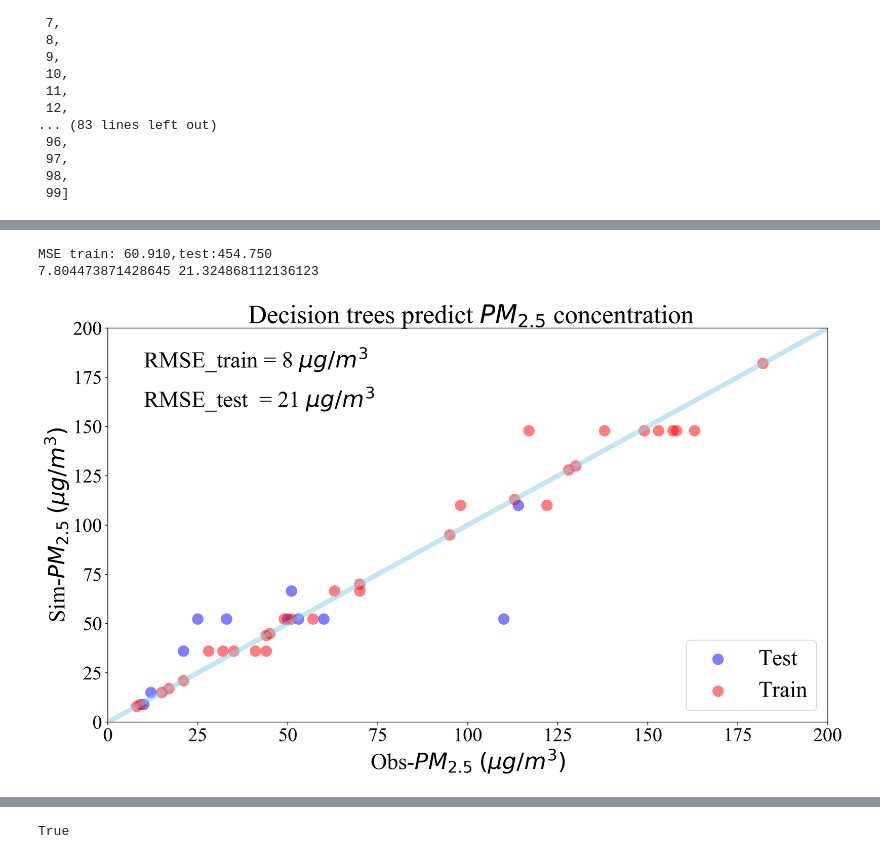
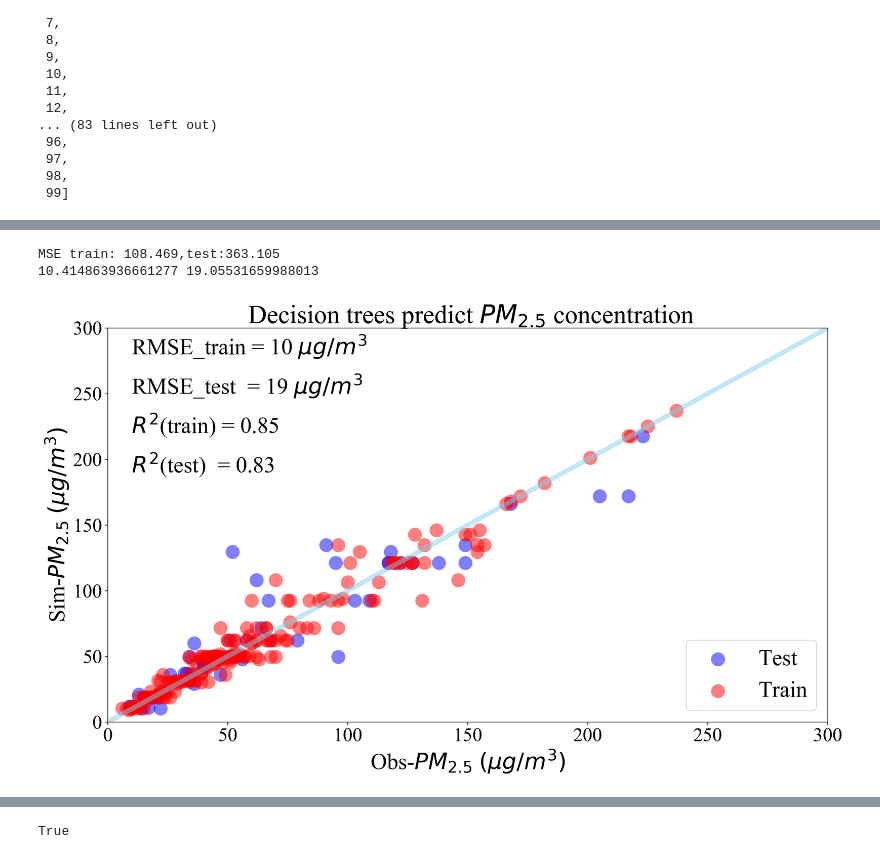
Before and after one commit to Limin-Feng1993/Data_Plume_Shape_and_Particle_Concentration, a Jupyter notebook: 3-Decision Tree and MLR predict Rizhao PM2.5 concentration.ipynb, the cells around one changed output, grey strips where cells are left out. Cells and saved outputs as stored; diff of their text form; code cells hidden in the pictures.

```diff
--- a/3-Decision Tree and MLR predict Rizhao PM2.5 concentration.ipynb
+++ b/3-Decision Tree and MLR predict Rizhao PM2.5 concentration.ipynb
@@ -133,2 +136,7 @@ AQI.describe()
 # %%
-AQI=AQI.drop(columns=['RH_1000','RH_950','RH_850'])
+AQI=AQI.drop(columns=['T_1000','RH_1000','U_1000','V_1000','RH_950','RH_850','WD'])
+# %%
+AQI=AQI.replace(9999, np.nan)
+AQI=AQI.dropna()
+
+print('数据集：',AQI.shape)
@@ -166,2 +168,14 @@ x_cols
+# %%
+x_cols =['Length',
+ 'T',
+ 'RH',
+ 'WS',
+ 'VIS',
+ 'T_950',
+ 'U_950',
+ 'V_950',
+ 'T_850',
+ 'U_850',
+ 'V_850']
 # %%
-y_cols
+y_cols=['PM2.5']
@@ -409,49 +423,51 @@ print(R2_test.argmax(axis=0))
 import math
 X=AQI[x_cols]
 y=AQI[y_cols]
-X_train,X_test, y_train, y_test = train_test_split(X, y, random_state=28)
+X_train,X_test, y_train, y_test = train_test_split(X, y, random_state=36)
 regr = DecisionTreeRegressor(max_depth=6)
 regr.fit(X_train, y_train)
 y = regr.predict(X_test)
 y_train_pred=regr.predict(X_train)
 y_pred = regr.predict(X_test)
 from sklearn import metrics
 print ('MSE train: %.3f,test:%.3f' % (mean_squared_error(y_train,y_train_pred),mean_squared_error(y_test,y_pred)))
 #评估决定系数(coefficient of determination)，是MSE的标准化
 #print ('R^2 train: %.3f,test:%.3f' % (r2_score(y_train,y_train_pred),r2_score(y_test,y_pred)))
 RMSE_train=math.sqrt(mean_squared_error(y_train,y_train_pred))
 RMSE_test=math.sqrt(mean_squared_error(y_test,y_pred))
 #MSE_test_A=mean_squared_error(y_test,y_pred)
 #R2_train_A=r2_score(y_train,y_train_pred)
 R2_test_A=r2_score(y_test,y_pred)
 print(RMSE_train,RMSE_test)
 fig = plt.figure(figsize=(16,9),dpi= 300)
 plt.subplot(111)
 plt.tick_params(labelsize=24)
 #plt.plot(Time,PMC_sim,c='blue',marker = 'o',linewidth=3,alpha=0.5,label="Simulation")
 #plt.plot(Time,PMC_obs,c='red', marker = 'o',linewidth=3,alpha=0.5,label="Observation")
-plt.scatter(y_test,y_pred,c='blue',s=200,marker = 'o',linewidth=0,alpha=0.5,label="Test")
-plt.scatter(y_train,y_train_pred,c='red',s=200,marker = 'o',linewidth=0,alpha=0.5,label="Train")
-x = np.arange(0, 200, 0.1)
+plt.scatter(y_test,y_pred,c='blue',s=300,marker = 'o',linewidth=0,alpha=0.5,label="Test")
+plt.scatter(y_train,y_train_pred,c='red',s=300,marker = 'o',linewidth=0,alpha=0.5,label="Train")
+x = np.arange(0, 300, 0.1)
 y=x
 plt.plot(x, y,c='skyblue',alpha=0.5,linewidth=6)
-plt.ylim(0,200)
-plt.xlim(0,200)
+plt.ylim(0,300)
+plt.xlim(0,300)
 #plt.legend(loc="upper right",fontsize=28) #显示图中的标签
 plt.xlabel('Obs-$PM_{2.5}$'+ ' '+'$ (µg/m^3)$',fontsize=28)
 plt.ylabel('Sim-$PM_{2.5}$'+ ' '+'$ (µg/m^3)$',fontsize=28)
 plt.legend(loc="lower right",fontsize=28)
 titlestr=' Decision trees predict $PM_{2.5}$ concentration'
 plt.title(titlestr,fontsize=32)
 #plt.text(5,175,'Training set of model',fontsize=32)
-plt.text(10,180,'RMSE_train = 8 $ µg/m^3$',fontsize=28)
-plt.text(10,160,'RMSE_test  = 21 $ µg/m^3$',fontsize=28)
+plt.text(10,280,'RMSE_train = 10 $ µg/m^3$',fontsize=28)
+plt.text(10,250,'RMSE_test  = 19 $ µg/m^3$',fontsize=28)
+plt.text(10,220,'$R^2$(train) = 0.85 ',fontsize=28)
+plt.text(10,190,'$R^2$(test)  = 0.83 ',fontsize=28)
 plt.savefig(str(titlestr)+'.png')
 plt.show()
 # %% [output]
-MSE train: 60.910,test:454.750
-7.804473871428645 21.324868112136123
+MSE train: 108.469,test:363.105
+10.414863936661277 19.05531659988013
-[figure, old version]
+[figure, new version]
 # %%
 from sklearn import model_selection
 
```
Also changed, not shown: parts of 13 cells of this notebook, 2 other files.
